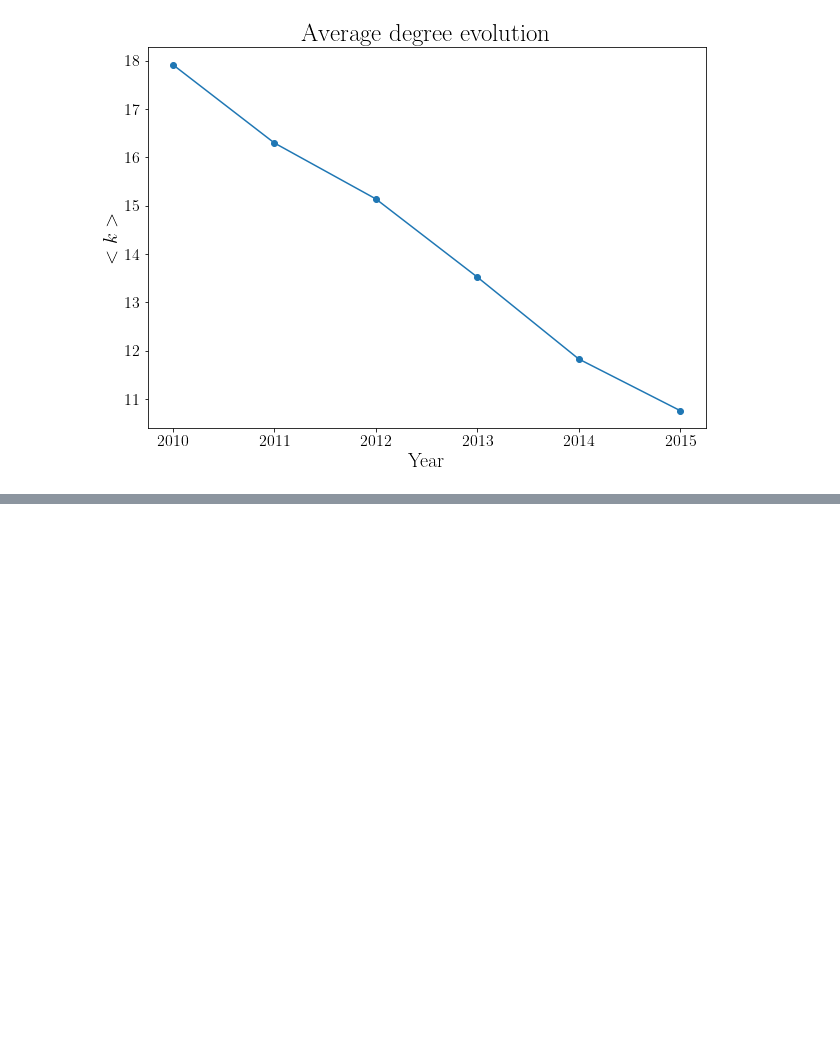
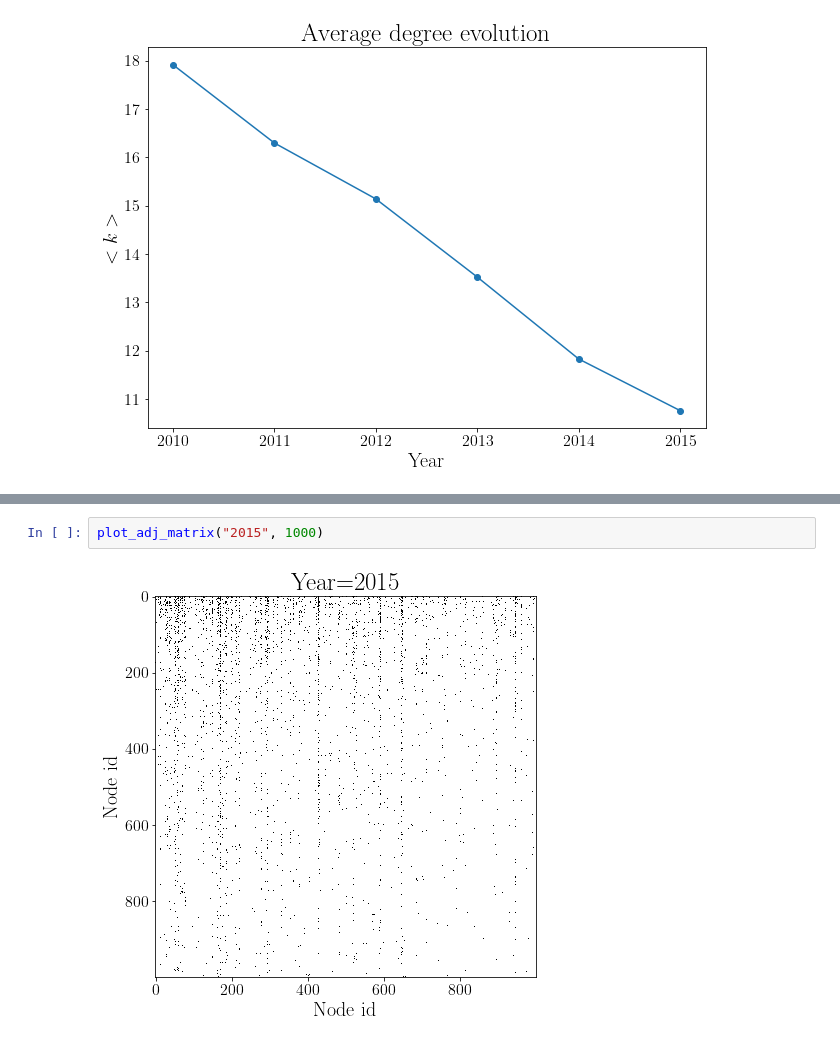
Before and after one commit to luis-tm/network_science, a Jupyter notebook: FINAL_PROJECT_CODE.ipynb, the cells around one changed output, grey strips where cells are left out. Cells and saved outputs as stored; diff of their text form; blank space fills up the shorter version.

```diff
--- a/FINAL_PROJECT_CODE.ipynb
+++ b/FINAL_PROJECT_CODE.ipynb
@@ -288,0 +310,4 @@ xmin progress: 99%
+# %%
+plot_adj_matrix("2015", 1000)
+# %% [output]
+[figure, added]
```
Also changed, not shown: parts of 4 cells of this notebook.
